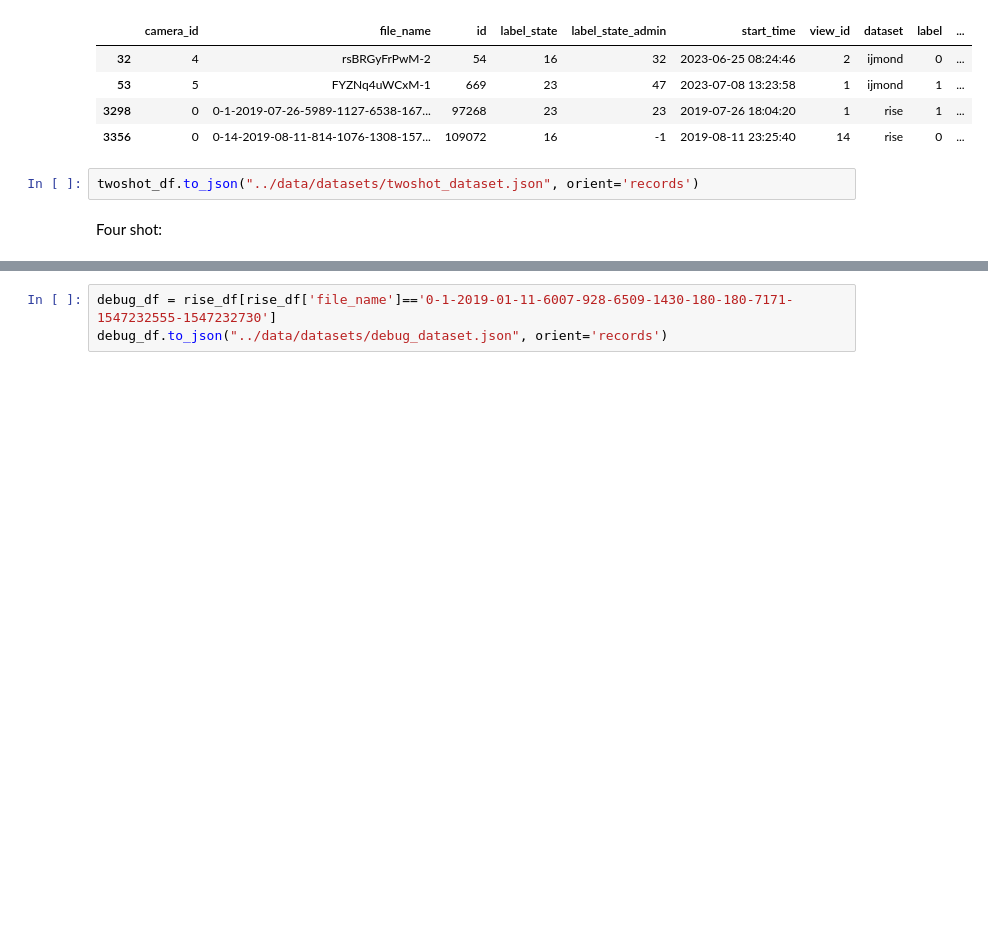
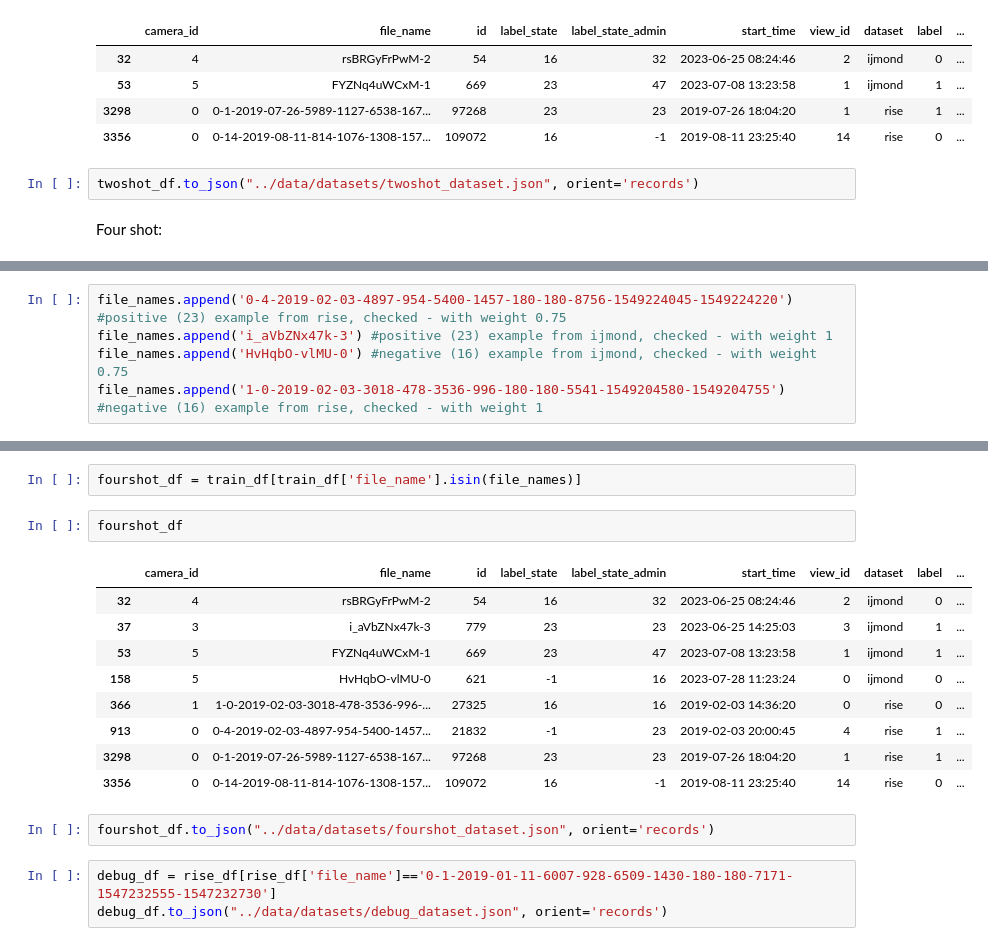
Before and after one commit to szabreka/uva_thesis_project, a Jupyter notebook: EDA/preprocess.ipynb, the cells around one changed output, grey strips where cells are left out. Cells and saved outputs as stored; diff of their text form; blank space fills up the shorter version.

Commit message:
add fourshot df

```diff
--- a/EDA/preprocess.ipynb
+++ b/EDA/preprocess.ipynb
@@ -434,0 +458,5 @@ Four shot:
+# %%
+file_names.append('0-4-2019-02-03-4897-954-5400-1457-180-180-8756-1549224045-1549224220') #positive (23) example from rise, checked - with weight 0.75
+file_names.append('i_aVbZNx47k-3') #positive (23) example from ijmond, checked - with weight 1
+file_names.append('HvHqbO-vlMU-0') #negative (16) example from ijmond, checked - with weight 0.75
+file_names.append('1-0-2019-02-03-3018-478-3536-996-180-180-5541-1549204580-1549204755') #negative (16) example from rise, checked - with weight 1
@@ -435,3 +476,19 @@ Four shot:
+# %%
+fourshot_df = train_df[train_df['file_name'].isin(file_names)]
+# %%
+fourshot_df
+# %% [output]
+|  | camera_id | file_name | id | label_state | label_state_admin | start_time | view_id | dataset | label | ... |
+| 32 | 4 | rsBRGyFrPwM-2 | 54 | 16 | 32 | 2023-06-25 08:24:46 | 2 | ijmond | 0 | ... |
+| 37 | 3 | i_aVbZNx47k-3 | 779 | 23 | 23 | 2023-06-25 14:25:03 | 3 | ijmond | 1 | ... |
+| 53 | 5 | FYZNq4uWCxM-1 | 669 | 23 | 47 | 2023-07-08 13:23:58 | 1 | ijmond | 1 | ... |
+| 158 | 5 | HvHqbO-vlMU-0 | 621 | -1 | 16 | 2023-07-28 11:23:24 | 0 | ijmond | 0 | ... |
+| 366 | 1 | 1-0-2019-02-03-3018-478-3536-996-... | 27325 | 16 | 16 | 2019-02-03 14:36:20 | 0 | rise | 0 | ... |
+| 913 | 0 | 0-4-2019-02-03-4897-954-5400-1457... | 21832 | -1 | 23 | 2019-02-03 20:00:45 | 4 | rise | 1 | ... |
+| 3298 | 0 | 0-1-2019-07-26-5989-1127-6538-167... | 97268 | 23 | 23 | 2019-07-26 18:04:20 | 1 | rise | 1 | ... |
+| 3356 | 0 | 0-14-2019-08-11-814-1076-1308-157... | 109072 | 16 | -1 | 2019-08-11 23:25:40 | 14 | rise | 0 | ... |
+# %%
+fourshot_df.to_json("../data/datasets/fourshot_dataset.json", orient='records')
 # %%
 debug_df = rise_df[rise_df['file_name']=='0-1-2019-01-11-6007-928-6509-1430-180-180-7171-1547232555-1547232730']
 debug_df.to_json("../data/datasets/debug_dataset.json", orient='records')
```
Also changed, not shown: parts of 7 cells of this notebook, 1 other file.
